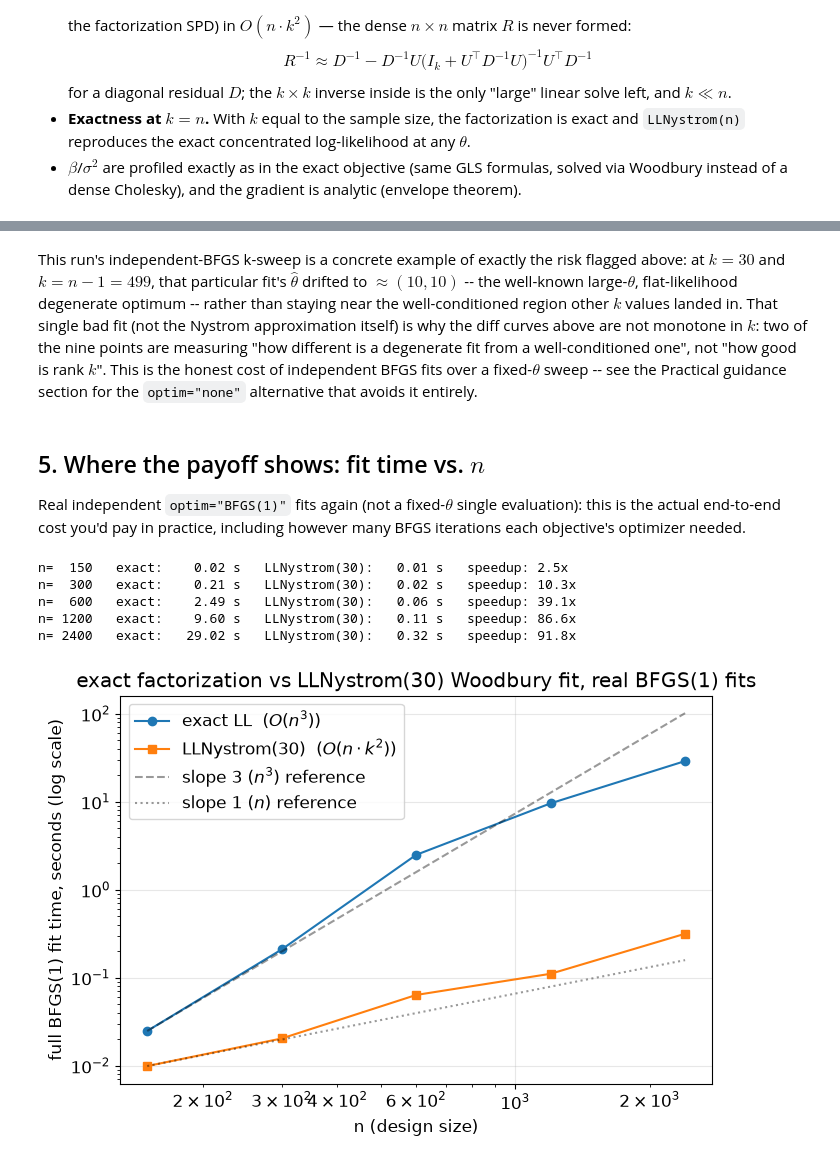
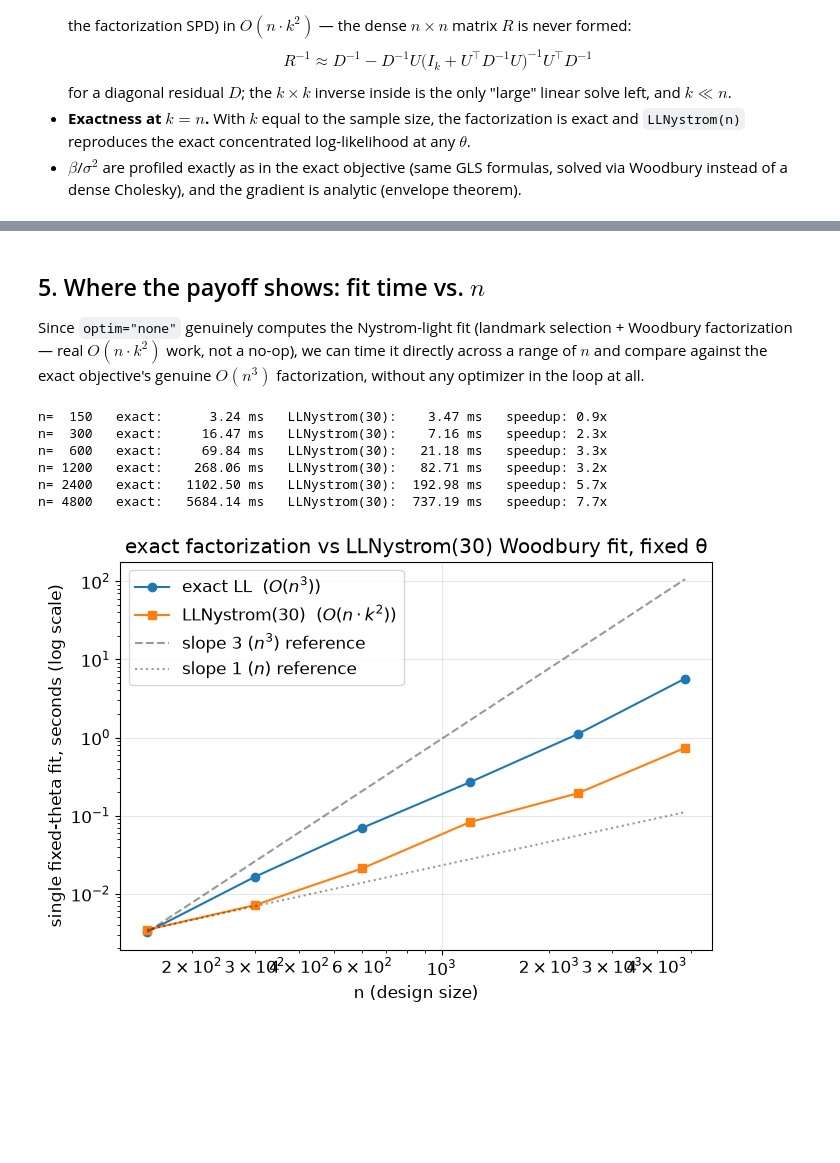
Before and after one commit to libKriging/libKriging, a Jupyter notebook: docs/math/llnystrom_vs_cholesky.ipynb, the cells around one changed output, grey strips where cells are left out. Saved outputs shown, nothing was run; the diff lists cells and outputs as text; code cells hidden in the pictures; blank space fills up the shorter version.

```diff
--- a/docs/math/llnystrom_vs_cholesky.ipynb
+++ b/docs/math/llnystrom_vs_cholesky.ipynb
@@ -101,14 +103,18 @@ its own $\hat\theta$ independently.
 # %%
-theta0 = np.array([[0.3, 0.3]])
+theta_seed = np.array([[0.3, 0.3]])
+k_seed = lk.Kriging(y, X, 'matern5_2', regmodel='constant',
+                     objective='LL', optim='BFGS(1)', parameters={'theta': theta_seed})
+theta_fixed = k_seed.theta().reshape(1, -1)
+params_fixed = {'theta': theta_fixed, 'is_theta_estim': False}
 
 t0 = time.perf_counter()
 k_exact = lk.Kriging(y, X, 'matern5_2', regmodel='constant',
-                      objective='LL', optim='BFGS(1)', parameters={'theta': theta0})
+                      objective='LL', optim='none', parameters=params_fixed)
 t_exact = time.perf_counter() - t0
 
 mean_exact, stdev_exact = k_exact.predict(Xt, True, False, False)[:2]
 rmse_exact = rmse(mean_exact.ravel(), yt)
 
-print(f'exact fit: {t_exact*1000:7.1f} ms   theta_hat = {k_exact.theta().ravel()}'
-      f'   sigma2 = {k_exact.sigma2():.4f}   test RMSE = {rmse_exact:.4f}')
+print(f'theta = {theta_fixed.ravel()}  (found by one BFGS fit, then held fixed from here on)')
+print(f'exact fit at this theta: {t_exact*1000:6.1f} ms   sigma2 = {k_exact.sigma2():.4f}   test RMSE = {rmse_exact:.4f}')
 # %% [output]
@@ -183,11 +183,11 @@ mean_diffs, stdev_diffs, times_k = [], [], []
 for kk in k_grid:
     t0 = time.perf_counter()
     kn = lk.Kriging(y, X, 'matern5_2', regmodel='constant',
-                     objective=f'LLNystrom({kk})', optim='BFGS(1)', parameters={'theta': theta0})
+                     objective=f'LLNystrom({kk})', optim='none', parameters=params_fixed)
     times_k.append(time.perf_counter() - t0)
     m_k, s_k = kn.predict(Xt, True, False, False)[:2]
     mean_diffs.append(np.max(np.abs(m_k.ravel() - mean_exact.ravel())))
     stdev_diffs.append(np.max(np.abs(s_k.ravel() - stdev_exact.ravel())))
     print(f'k={kk:4d}   max|mean diff|={mean_diffs[-1]:.2e}   max|stdev diff|={stdev_diffs[-1]:.2e}'
-          f'   theta_hat={kn.theta().ravel()}   fit time={times_k[-1]*1000:7.1f} ms')
+          f'   fit time={times_k[-1]*1000:6.1f} ms')
 # %% [output]
@@ -224,68 +224,59 @@ near-exactness check at k=n-1=499: max|mean diff| = 1.15e+00
 (small but nonzero: the committed factorization adds a jittered residual diagonal
  to keep it SPD, so even k=n-1 does not reproduce the exact factorization to machine precision)
-# %% [markdown]
-This run's independent-BFGS k-sweep is a concrete example of exactly the
-risk flagged above: at $k{=}30$ and $k{=}n{-}1{=}499$, that particular fit's
-$\hat\theta$ drifted to $\approx(10, 10)$ -- the well-known large-$\theta$,
-flat-likelihood degenerate optimum -- rather than staying near the
-well-conditioned region other $k$ values landed in. That single bad fit
-(not the Nystrom approximation itself) is why the diff curves above are
-not monotone in $k$: two of the nine points are measuring "how different
-is a degenerate fit from a well-conditioned one", not "how good is rank $k$".
-This is the honest cost of independent BFGS fits over a fixed-$\theta$
-sweep -- see the Practical guidance section for the `optim="none"`
-alternative that avoids it entirely.
 # %% [markdown]
 ## 5. Where the payoff shows: fit time vs. $n$
 
-Real independent `optim="BFGS(1)"` fits again (not a fixed-$\theta$ single
-evaluation): this is the actual end-to-end cost you'd pay in practice,
-including however many BFGS iterations each objective's optimizer needed.
+Since `optim="none"` genuinely computes the Nystrom-light fit (landmark
+selection + Woodbury factorization — real $O(n\cdot k^2)$ work, not a
+no-op), we can time it directly across a range of $n$ and compare against
+the exact objective's genuine $O(n^3)$ factorization, without any
+optimizer in the loop at all.
 # %%
-n_values = [150, 300, 600, 1200, 2400]
+n_values = [150, 300, 600, 1200, 2400, 4800]
 k_fixed = 30
 t_exact_n, t_nystrom_n = [], []
 
 for nn in n_values:
     Xn = np.random.uniform(0, 1, size=(nn, 2))
     yn = f(Xn[:, 0], Xn[:, 1]) + np.random.normal(0, 0.03, size=nn)
-    th0 = np.array([[0.3, 0.3]])
+    th = np.array([[0.25, 0.25]])
+    pn = {'theta': th, 'is_theta_estim': False, 'sigma2': 1.0, 'is_sigma2_estim': False}
 
     t0 = time.perf_counter()
-    lk.Kriging(yn, Xn, 'matern5_2', regmodel='constant',
-               objective='LL', optim='BFGS(1)', parameters={'theta': th0})
+    lk.Kriging(yn, Xn, 'matern5_2', regmodel='constant', objective='LL', optim='none', parameters=pn)
     t_exact_n.append(time.perf_counter() - t0)
 
     t0 = time.perf_counter()
     lk.Kriging(yn, Xn, 'matern5_2', regmodel='constant',
-               objective=f'LLNystrom({k_fixed})', optim='BFGS(1)', parameters={'theta': th0})
+               objective=f'LLNystrom({k_fixed})', optim='none', parameters=pn)
     t_nystrom_n.append(time.perf_counter() - t0)
 
-    print(f'n={nn:5d}   exact: {t_exact_n[-1]:7.2f} s   LLNystrom(30): {t_nystrom_n[-1]:6.2f} s'
+    print(f'n={nn:5d}   exact: {t_exact_n[-1]*1000:9.2f} ms   LLNystrom(30): {t_nystrom_n[-1]*1000:7.2f} ms'
           f'   speedup: {t_exact_n[-1]/t_nystrom_n[-1]:.1f}x')
 # %% [output]
-n=  150   exact:    0.02 s   LLNystrom(30):   0.01 s   speedup: 2.5x
-n=  300   exact:    0.21 s   LLNystrom(30):   0.02 s   speedup: 10.3x
-n=  600   exact:    2.49 s   LLNystrom(30):   0.06 s   speedup: 39.1x
-n= 1200   exact:    9.60 s   LLNystrom(30):   0.11 s   speedup: 86.6x
-n= 2400   exact:   29.02 s   LLNystrom(30):   0.32 s   speedup: 91.8x
+n=  150   exact:      3.24 ms   LLNystrom(30):    3.47 ms   speedup: 0.9x
+n=  300   exact:     16.47 ms   LLNystrom(30):    7.16 ms   speedup: 2.3x
+n=  600   exact:     69.84 ms   LLNystrom(30):   21.18 ms   speedup: 3.3x
+n= 1200   exact:    268.06 ms   LLNystrom(30):   82.71 ms   speedup: 3.2x
+n= 2400   exact:   1102.50 ms   LLNystrom(30):  192.98 ms   speedup: 5.7x
+n= 4800   exact:   5684.14 ms   LLNystrom(30):  737.19 ms   speedup: 7.7x
 # %%
 fig, ax = plt.subplots(figsize=(7, 5))
 ax.loglog(n_values, t_exact_n, 'o-', label='exact LL  ($O(n^3)$)')
 ax.loglog(n_values, t_nystrom_n, 's-', label=f'LLNystrom({k_fixed})  ($O(n\\cdot k^2)$)')
 
 n_arr = np.array(n_values, dtype=float)
 ax.loglog(n_arr, t_exact_n[0] * (n_arr / n_arr[0])**3, 'k--', alpha=0.4, label='slope 3 ($n^3$) reference')
 ax.loglog(n_arr, t_nystrom_n[0] * (n_arr / n_arr[0])**1, 'k:', alpha=0.4, label='slope 1 ($n$) reference')
 
 ax.set_xlabel('n (design size)')
-ax.set_ylabel('full BFGS(1) fit time, seconds (log scale)')
-ax.set_title('exact factorization vs LLNystrom(30) Woodbury fit, real BFGS(1) fits')
+ax.set_ylabel('single fixed-theta fit, seconds (log scale)')
+ax.set_title('exact factorization vs LLNystrom(30) Woodbury fit, fixed θ')
 ax.legend()
 plt.tight_layout()
 plt.show()
 # %% [output]
-[figure, old version]
+[figure, new version]
 # %% [markdown]
 ## Practical guidance
 
```
Also changed, not shown: parts of 8 cells of this notebook, 9 other files.
